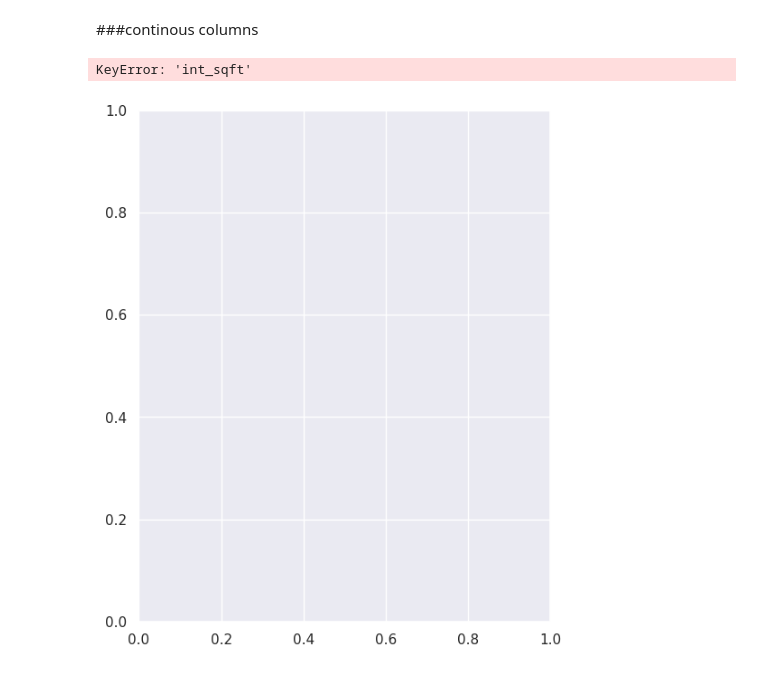
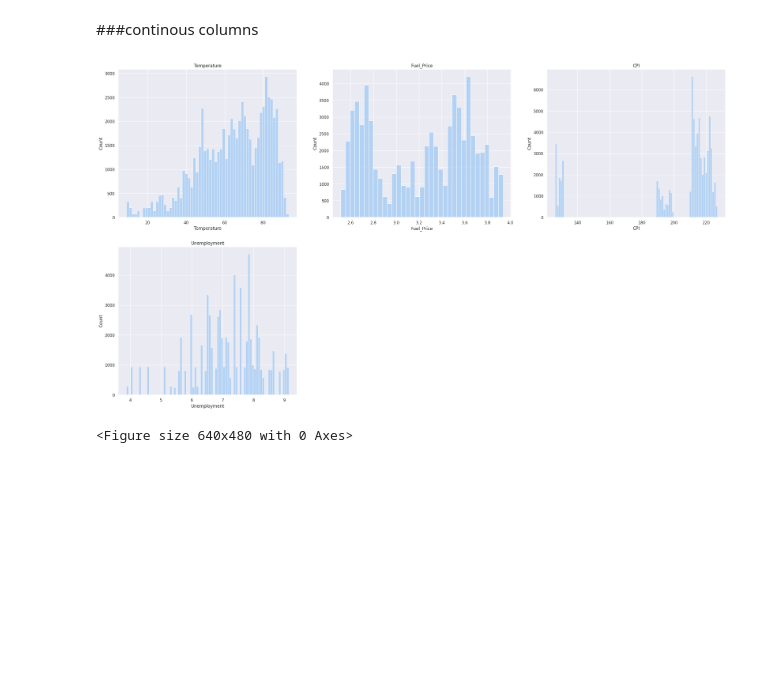
Before and after one commit to Swathi-Thandavarayan/STORE-DATA-PREDICTION, a Jupyter notebook: STORE_DATA_PREDICTION.ipynb, the cells around one changed output. Drawn from its saved outputs; the diff is of its cells as text; code cells hidden in the pictures; blank space fills up the shorter version.

```diff
--- a/STORE_DATA_PREDICTION.ipynb
+++ b/STORE_DATA_PREDICTION.ipynb
@@ -588,26 +595,30 @@ plt.tight_layout()
 1. type A store are higher
 # %% [markdown]
 ###continous columns
-# %%
-plt.figure(figsize=(20,25))
-plt.subplot(331)
-sns.scatterplot(stores_data['int_sqft'],stores_data['sales_price'])
-plt.title('Total Area in Sqft vs Sales_Price')
-plt.subplot(332)
-sns.scatterplot(stores_data['dist_mainroad'],stores_data['sales_price'])
-plt.title('Distance from Mainroad vs Sales_Price')
-plt.subplot(333)
-sns.lineplot(stores_data['n_bedroom'],stores_data['sales_price'])
-plt.title('Number of Bedrooms vs Sales_Price')
-plt.subplot(334)
-sns.lineplot(stores_data['n_bathroom'],stores_data['sales_price'])
-plt.title('Number of Bathrooms vs Sales_Price')
-plt.subplot(335)
-sns.lineplot(stores_data['n_room'],stores_data['sales_price'])
-plt.title('Number of Rooms vs Sales_Price')
-plt.subplot(336)
-sns.lineplot(stores_data['house_age'],stores_data['sales_price'])
-plt.title('House Age vs Sales_Price')
-# %% [output]
-KeyError: 'int_sqft'
-[figure, removed]
+# %%
+sns.set_theme(style='darkgrid',palette='pastel')
+
+plt.figure(figsize=(30,25))
+plt.subplot(331)
+sns.histplot(stores_data['Temperature']) #sns.histplot(data=penguins, y="flipper_length_mm")
+plt.title('Temperature')
+
+
+plt.subplot(332)
+sns.histplot(stores_data['Fuel_Price'])
+plt.title('Fuel_Price')
+
+plt.subplot(333)
+sns.histplot(stores_data['CPI'])
+plt.title('CPI')
+
+plt.subplot(334)
+sns.histplot(stores_data['Unemployment'])
+plt.title('Unemployment')
+
+
+plt.show()
+plt.tight_layout()
+# %% [output]
+[figure, added]
+<Figure size 640x480 with 0 Axes>
```
Also changed, not shown: parts of 41 cells of this notebook.
